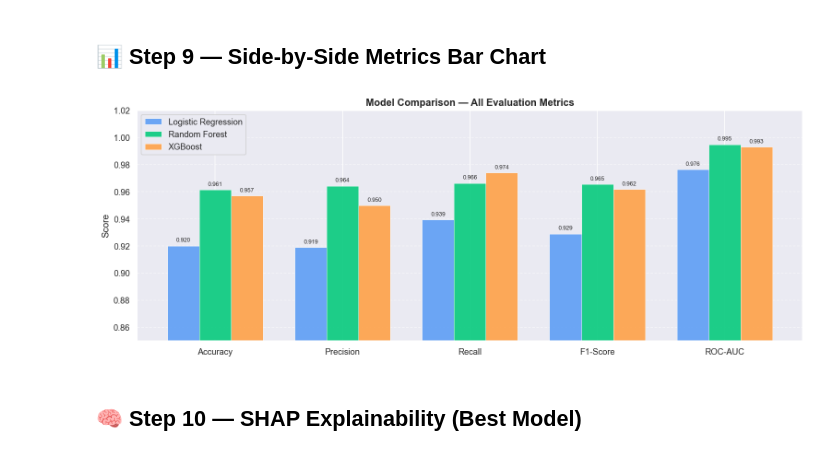
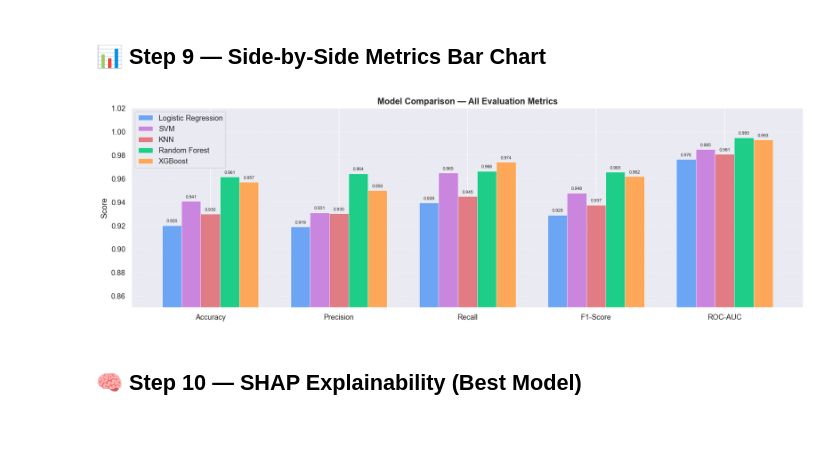
Before and after one commit to Celestia2006/phishing-detection, a Jupyter notebook: notebooks/evaluate_models.ipynb, the cells around one changed output. Saved outputs shown, nothing was run; the diff lists cells and outputs as text; code cells hidden in the pictures.

```diff
--- a/notebooks/evaluate_models.ipynb
+++ b/notebooks/evaluate_models.ipynb
@@ -108,12 +119,13 @@ Models loaded successfully!
 # %%
 models_eval = {
     'Logistic Regression' : (model_lr,  X_test_scaled),
+    'SVM'                 : (model_svm, X_test_scaled),
+    'KNN'                 : (model_knn, X_test_scaled),
     'Random Forest'       : (model_rf,  X_test),
     'XGBoost'             : (model_xgb, X_test),
 }
 
 target_names = ['Phishing (0)', 'Legitimate (1)']
-
 sep = '=' * 50
 
 for name, (model, X) in models_eval.items():
@@ -158,13 +198,14 @@ def get_metrics(name, model, X, y):
 
 results = [
     get_metrics('Logistic Regression', model_lr,  X_test_scaled, y_test),
+    get_metrics('SVM',                 model_svm, X_test_scaled, y_test),
+    get_metrics('KNN',                 model_knn, X_test_scaled, y_test),
     get_metrics('Random Forest',       model_rf,  X_test,        y_test),
     get_metrics('XGBoost',             model_xgb, X_test,        y_test),
 ]
 
 results_df = pd.DataFrame(results).set_index('Model')
 
-# Highlight best value in each column
 print('Metrics Summary (Test Set):')
 results_df.style.highlight_max(axis=0, color='#d4f5d4')
 # %% [output]
@@ -177,13 +220,12 @@ Metrics Summary (Test Set):
 # %% [markdown]
 ## 📉 Step 6 — Confusion Matrices
 # %%
-cmaps  = ['Blues', 'Greens', 'Oranges']
-fig, axes = plt.subplots(1, 3, figsize=(16, 4))
+cmaps = ['Blues', 'Purples', 'Oranges', 'Greens', 'Reds']
+fig, axes = plt.subplots(1, 5, figsize=(26, 4))
 
 for ax, (name, (model, X)), cmap in zip(axes, models_eval.items(), cmaps):
     y_pred = model.predict(X)
     cm     = confusion_matrix(y_test, y_pred)
-
     tn, fp, fn, tp = cm.ravel()
 
     sns.heatmap(
@@ -195,11 +237,9 @@ for ax, (name, (model, X)), cmap in zip(axes, models_eval.items(), cmaps):
     ax.set_title(f'{name}\nConfusion Matrix', fontweight='bold')
     ax.set_xlabel('Predicted')
     ax.set_ylabel('Actual')
-
-    # Annotate false negatives (most critical)
     ax.annotate(
         f'FN={fn}\n(Missed!)',
-        xy=(1.5, 0.5), fontsize=8,
+        xy=(1.5, 0.5), fontsize=7,
         color='red', ha='center'
     )
 
@@ -214,12 +254,12 @@ Note: False Negatives (FN) = phishing sites missed — most critical metric!
 # %% [markdown]
 ## 📈 Step 7 — ROC Curves
 # %%
-colors = ['#5a9cf5', '#00c97a', '#ff9f43']
+colors = ['#5a9cf5', '#c678dd', '#e06c75', '#00c97a', '#ff9f43']
 
 plt.figure(figsize=(8, 6))
 
 for (name, (model, X)), color in zip(models_eval.items(), colors):
-    y_proba    = model.predict_proba(X)[:, 1]
+    y_proba     = model.predict_proba(X)[:, 1]
     fpr, tpr, _ = roc_curve(y_test, y_proba)
     auc         = roc_auc_score(y_test, y_proba)
     plt.plot(fpr, tpr, color=color, linewidth=2, label=f'{name} (AUC = {auc:.4f})')
@@ -263,37 +302,37 @@ plt.show()
 # %%
 metrics = ['Accuracy', 'Precision', 'Recall', 'F1-Score', 'ROC-AUC']
 x       = np.arange(len(metrics))
-width   = 0.25
+width   = 0.15
 
-fig, ax = plt.subplots(figsize=(13, 5))
+fig, ax = plt.subplots(figsize=(15, 5))
 
 for i, (model_name, color) in enumerate(zip(results_df.index, colors)):
     vals = results_df.loc[model_name, metrics].values
     bars = ax.bar(
         x + i * width, vals, width,
         label=model_name, color=color,
         alpha=0.88, edgecolor='white', linewidth=0.5
     )
     for bar, val in zip(bars, vals):
         ax.text(
             bar.get_x() + bar.get_width() / 2,
             bar.get_height() + 0.002,
             f'{val:.3f}',
-            ha='center', va='bottom', fontsize=7.5
+            ha='center', va='bottom', fontsize=6.5
         )
 
-ax.set_xticks(x + width)
+ax.set_xticks(x + width * 2)
 ax.set_xticklabels(metrics)
 ax.set_ylim(0.85, 1.02)
 ax.set_ylabel('Score')
 ax.set_title('Model Comparison — All Evaluation Metrics', fontsize=13, fontweight='bold')
 ax.legend()
 ax.yaxis.grid(True, linestyle='--', alpha=0.5)
 
 plt.tight_layout()
 plt.show()
 # %% [output]
-[figure, old version]
+[figure, new version]
 # %% [markdown]
 ## 🧠 Step 10 — SHAP Explainability (Best Model)
 # %%
```
Also changed, not shown: parts of 10 cells of this notebook, 13 other files.
